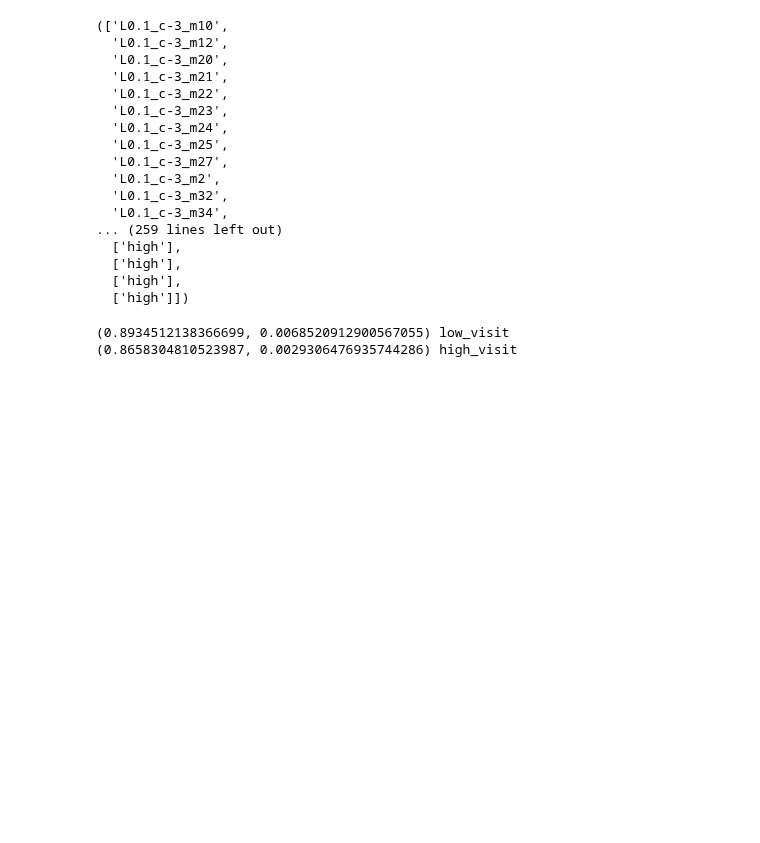
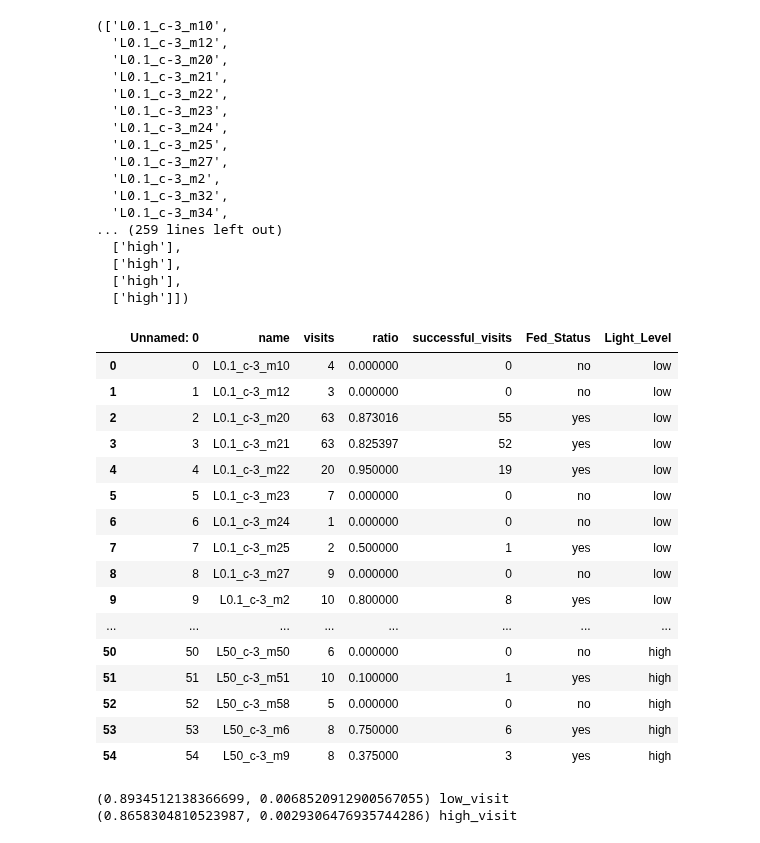
Before and after one commit to itsMahad/ManducaMultiSenseFeeding, a Jupyter notebook: A_Step1_Moth_Visits_Table.ipynb, the cells around one changed output. Drawn from its saved outputs; the diff is of its cells as text; code cells hidden in the pictures; blank space fills up the shorter version.

```diff
--- a/A_Step1_Moth_Visits_Table.ipynb
+++ b/A_Step1_Moth_Visits_Table.ipynb
@@ -89,6 +90,26 @@ names, visit_per_moth, successful_visits, fed_status, light_level
   ['high']])
 # %%
 moth_data = pd.read_csv(outpath + "\\Moth_Visits_Table.csv")
+# %%
+moth_data
+# %% [output]
+|  | Unnamed: 0 | name | visits | ratio | successful_visits | Fed_Status | Light_Level |
+| 0 | 0 | L0.1_c-3_m10 | 4 | 0.000000 | 0 | no | low |
+| 1 | 1 | L0.1_c-3_m12 | 3 | 0.000000 | 0 | no | low |
+| 2 | 2 | L0.1_c-3_m20 | 63 | 0.873016 | 55 | yes | low |
+| 3 | 3 | L0.1_c-3_m21 | 63 | 0.825397 | 52 | yes | low |
+| 4 | 4 | L0.1_c-3_m22 | 20 | 0.950000 | 19 | yes | low |
+| 5 | 5 | L0.1_c-3_m23 | 7 | 0.000000 | 0 | no | low |
+| 6 | 6 | L0.1_c-3_m24 | 1 | 0.000000 | 0 | no | low |
+| 7 | 7 | L0.1_c-3_m25 | 2 | 0.500000 | 1 | yes | low |
+| 8 | 8 | L0.1_c-3_m27 | 9 | 0.000000 | 0 | no | low |
+| 9 | 9 | L0.1_c-3_m2 | 10 | 0.800000 | 8 | yes | low |
+| ... | ... | ... | ... | ... | ... | ... | ... |
+| 50 | 50 | L50_c-3_m50 | 6 | 0.000000 | 0 | no | high |
+| 51 | 51 | L50_c-3_m51 | 10 | 0.100000 | 1 | yes | high |
+| 52 | 52 | L50_c-3_m58 | 5 | 0.000000 | 0 | no | high |
+| 53 | 53 | L50_c-3_m6 | 8 | 0.750000 | 6 | yes | high |
+| 54 | 54 | L50_c-3_m9 | 8 | 0.375000 | 3 | yes | high |
 # %%
 high_visit_list = moth_data[(moth_data.Light_Level.str.contains("high")) & moth_data.visits.notnull()].visits.values
 low_visit_list = moth_data[(moth_data.Light_Level.str.contains("low")) & moth_data.visits.notnull()].visits.values
```
Also changed, not shown: parts of 4 cells of this notebook.
